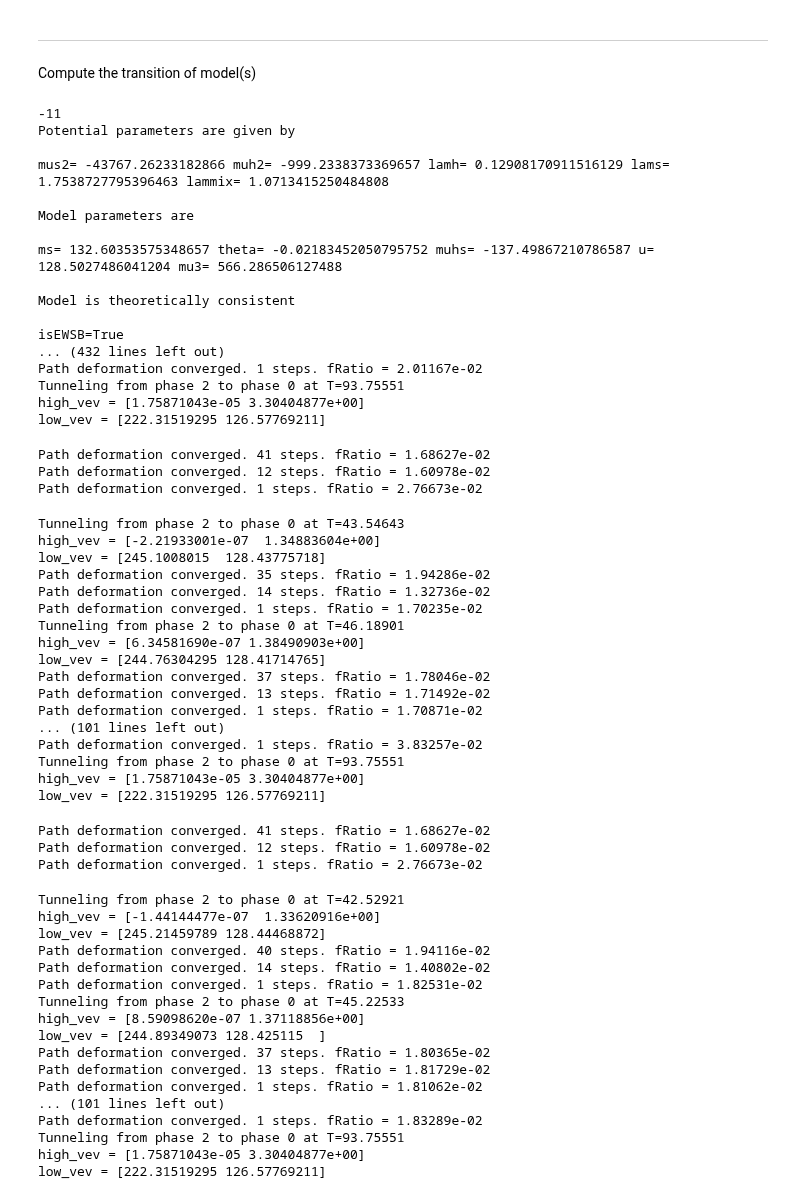
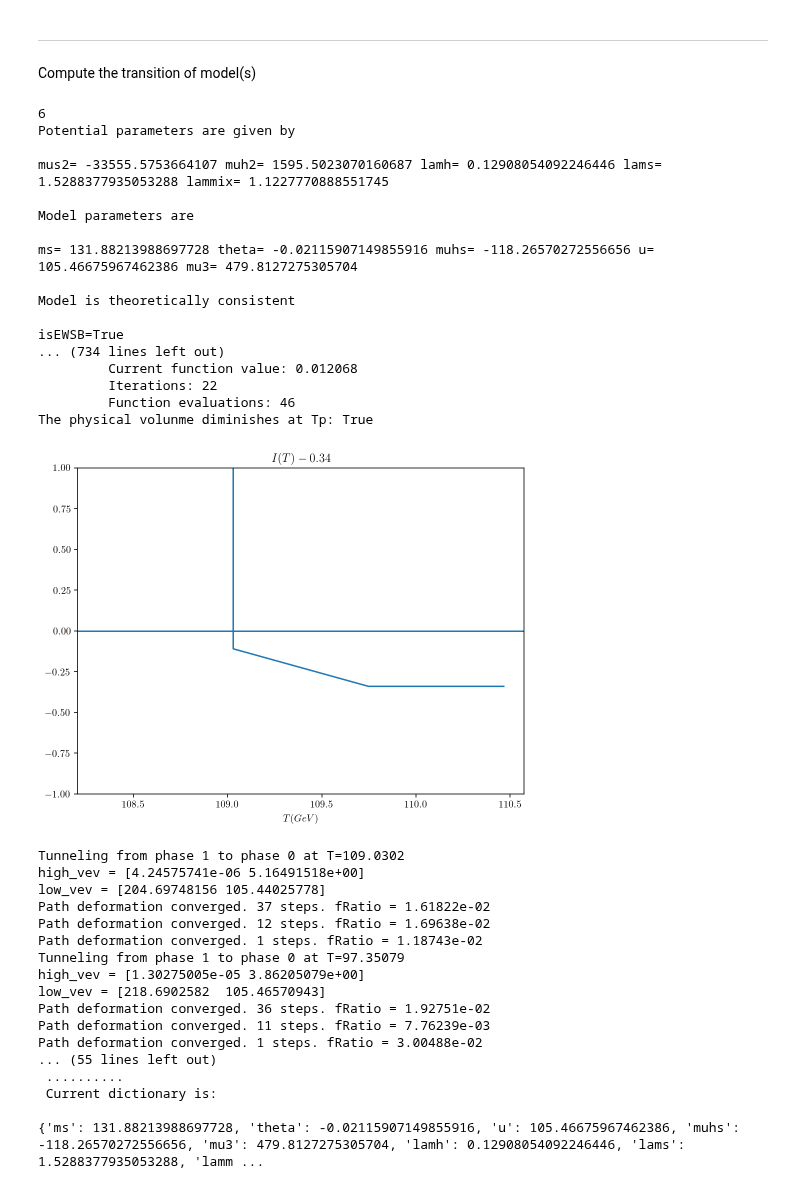
Before and after one commit to PB-316/Z_2breaking-PT-BAU, a Jupyter notebook: Percolation_Z2_breaking_On_Shell.ipynb, the cells around one changed output. Drawn from its saved outputs; the diff is of its cells as text; code cells hidden in the pictures.

```diff
--- a/Percolation_Z2_breaking_On_Shell.ipynb
+++ b/Percolation_Z2_breaking_On_Shell.ipynb
@@ -749,13 +753,11 @@ def findTnuc():
     else:
         return None, None, False
 # %%
-
-#df=pd.read_csv("SCANS/BAU/Z2_breaking_sols_BAU_All.csv",index_col=[0]).sort_values("alpha_max").drop_duplicates()
 df=pd.read_csv("SCANS/On_Shell_STRONG_1.csv",index_col=[0]).sort_values("alpha_max").drop_duplicates()
-
+df=df[df.num_FOPT>1]
 
 modi=np.random.randint(0,len(df))
-modi=-11
+#modi=-11
 print(modi)
 
 
@@ -916,78 +918,56 @@ for l in range(num_points):
             dict_out.update({"vwall_Tp_"+str(nuc_dicts.index(nuc_dict)): vwall_Tp,
                              "xi_Jouguet_Tp_"+str(nuc_dicts.index(nuc_dict)):xi_Jouguet_Tp})
 
             my_signal_Tp=GW_signal(Tp*(1+alpha_Tp)**0.25,alpha_Tp,beta_Tp,1)
             peak_vals_Tp=my_signal_Tp.T[my_signal_Tp[1]==max(my_signal_Tp[1])][0] ##Extract values at peak
             f_peak_Tp=peak_vals_Tp[0]
             Omega_peak_Tp=peak_vals_Tp[1]
             dict_out.update({"f_peak_Tp_"+str(nuc_dicts.index(nuc_dict)): f_peak_Tp,
                              "Omega_peak_Tp_"+str(nuc_dicts.index(nuc_dict)):Omega_peak_Tp})
             #SNR_Tp=SNR_GW(Tp*(1+alpha_Tp)**0.25,alpha_Tp,beta_Tp,vwall)
             SNR_Tp=SNR_GW(my_signal_Tp)
             dict_out.update({"SNR_Tp_"+str(nuc_dicts.index(nuc_dict)): SNR_Tp})
 
             #-----Fill dictionary------------------------------------------------------------
             print("\n ..........\n Current dictionary is: \n")
             print(dict_out)
         except:
             print("error ocurred")
             m.phases=phases_copy
             continue
 # %% [output]
--11
+6
 Potential parameters are given by
 
-mus2= -43767.26233182866 muh2= -999.2338373369657 lamh= 0.12908170911516129 lams= 1.7538727795396463 lammix= 1.0713415250484808
+mus2= -33555.5753664107 muh2= 1595.5023070160687 lamh= 0.12908054092246446 lams= 1.5288377935053288 lammix= 1.1227770888551745
 
 Model parameters are
 
-ms= 132.60353575348657 theta= -0.02183452050795752 muhs= -137.49867210786587 u= 128.5027486041204 mu3= 566.286506127488
+ms= 131.88213988697728 theta= -0.02115907149855916 muhs= -118.26570272556656 u= 105.46675967462386 mu3= 479.8127275305704
 
 Model is theoretically consistent
 
 isEWSB=True
-... (432 lines left out)
-Path deformation converged. 1 steps. fRatio = 2.01167e-02
-Tunneling from phase 2 to phase 0 at T=93.75551
-high_vev = [1.75871043e-05 3.30404877e+00]
-low_vev = [222.31519295 126.57769211]
+... (734 lines left out)
+         Current function value: 0.012068
+         Iterations: 22
+         Function evaluations: 46
+The physical volunme diminishes at Tp: True
+[figure, added]
-Path deformation converged. 41 steps. fRatio = 1.68627e-02
-Path deformation converged. 12 steps. fRatio = 1.60978e-02
-Path deformation converged. 1 steps. fRatio = 2.76673e-02
+Tunneling from phase 1 to phase 0 at T=109.0302
+high_vev = [4.24575741e-06 5.16491518e+00]
+low_vev = [204.69748156 105.44025778]
+Path deformation converged. 37 steps. fRatio = 1.61822e-02
+Path deformation converged. 12 steps. fRatio = 1.69638e-02
+Path deformation converged. 1 steps. fRatio = 1.18743e-02
+Tunneling from phase 1 to phase 0 at T=97.35079
+high_vev = [1.30275005e-05 3.86205079e+00]
+low_vev = [218.6902582  105.46570943]
+Path deformation converged. 36 steps. fRatio = 1.92751e-02
+Path deformation converged. 11 steps. fRatio = 7.76239e-03
+Path deformation converged. 1 steps. fRatio = 3.00488e-02
+... (55 lines left out)
+ ..........
+ Current dictionary is:
+
+{'ms': 131.88213988697728, 'theta': -0.02115907149855916, 'u': 105.46675967462386, 'muhs': -118.26570272556656, 'mu3': 479.8127275305704, 'lamh': 0.12908054092246446, 'lams': 1.5288377935053288, 'lamm ...
-Tunneling from phase 2 to phase 0 at T=43.54643
-high_vev = [-2.21933001e-07  1.34883604e+00]
-low_vev = [245.1008015  128.43775718]
-Path deformation converged. 35 steps. fRatio = 1.94286e-02
-Path deformation converged. 14 steps. fRatio = 1.32736e-02
-Path deformation converged. 1 steps. fRatio = 1.70235e-02
-Tunneling from phase 2 to phase 0 at T=46.18901
-high_vev = [6.34581690e-07 1.38490903e+00]
-low_vev = [244.76304295 128.41714765]
-Path deformation converged. 37 steps. fRatio = 1.78046e-02
-Path deformation converged. 13 steps. fRatio = 1.71492e-02
-Path deformation converged. 1 steps. fRatio = 1.70871e-02
-... (101 lines left out)
-Path deformation converged. 1 steps. fRatio = 3.83257e-02
-Tunneling from phase 2 to phase 0 at T=93.75551
-high_vev = [1.75871043e-05 3.30404877e+00]
-low_vev = [222.31519295 126.57769211]
-Path deformation converged. 41 steps. fRatio = 1.68627e-02
-Path deformation converged. 12 steps. fRatio = 1.60978e-02
-Path deformation converged. 1 steps. fRatio = 2.76673e-02
-Tunneling from phase 2 to phase 0 at T=42.52921
-high_vev = [-1.44144477e-07  1.33620916e+00]
-low_vev = [245.21459789 128.44468872]
-Path deformation converged. 40 steps. fRatio = 1.94116e-02
-Path deformation converged. 14 steps. fRatio = 1.40802e-02
-Path deformation converged. 1 steps. fRatio = 1.82531e-02
-Tunneling from phase 2 to phase 0 at T=45.22533
-high_vev = [8.59098620e-07 1.37118856e+00]
-low_vev = [244.89349073 128.425115  ]
-Path deformation converged. 37 steps. fRatio = 1.80365e-02
-Path deformation converged. 13 steps. fRatio = 1.81729e-02
-Path deformation converged. 1 steps. fRatio = 1.81062e-02
-... (101 lines left out)
-Path deformation converged. 1 steps. fRatio = 1.83289e-02
-Tunneling from phase 2 to phase 0 at T=93.75551
-high_vev = [1.75871043e-05 3.30404877e+00]
-low_vev = [222.31519295 126.57769211]
```
Also changed, not shown: parts of 13 cells of this notebook, 7 other files.
